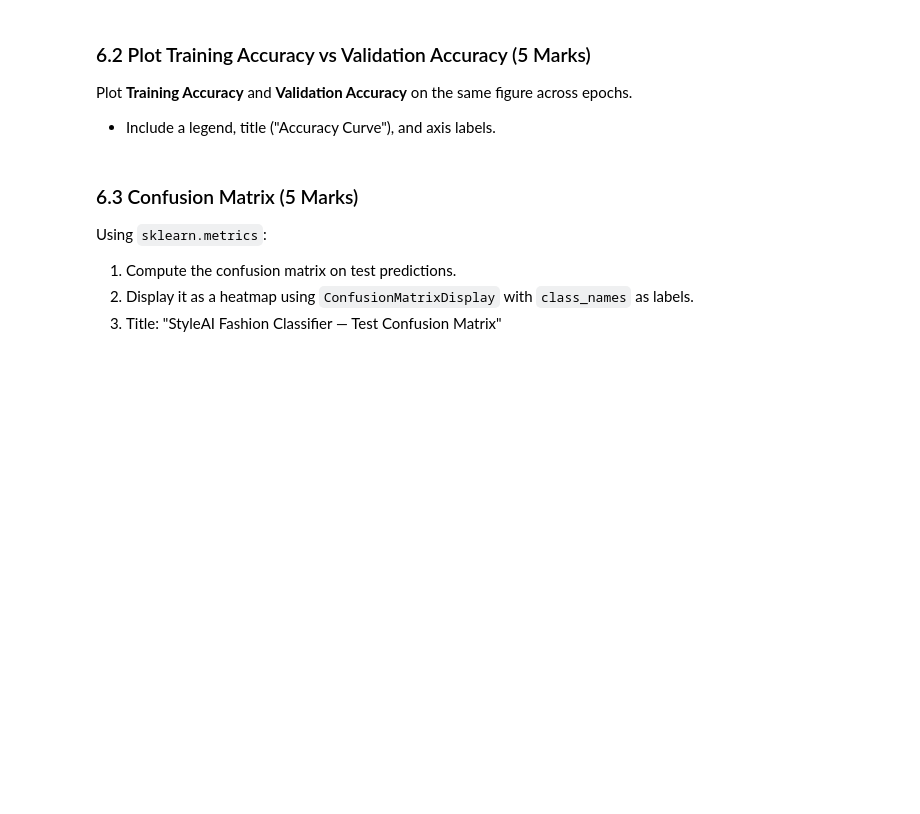
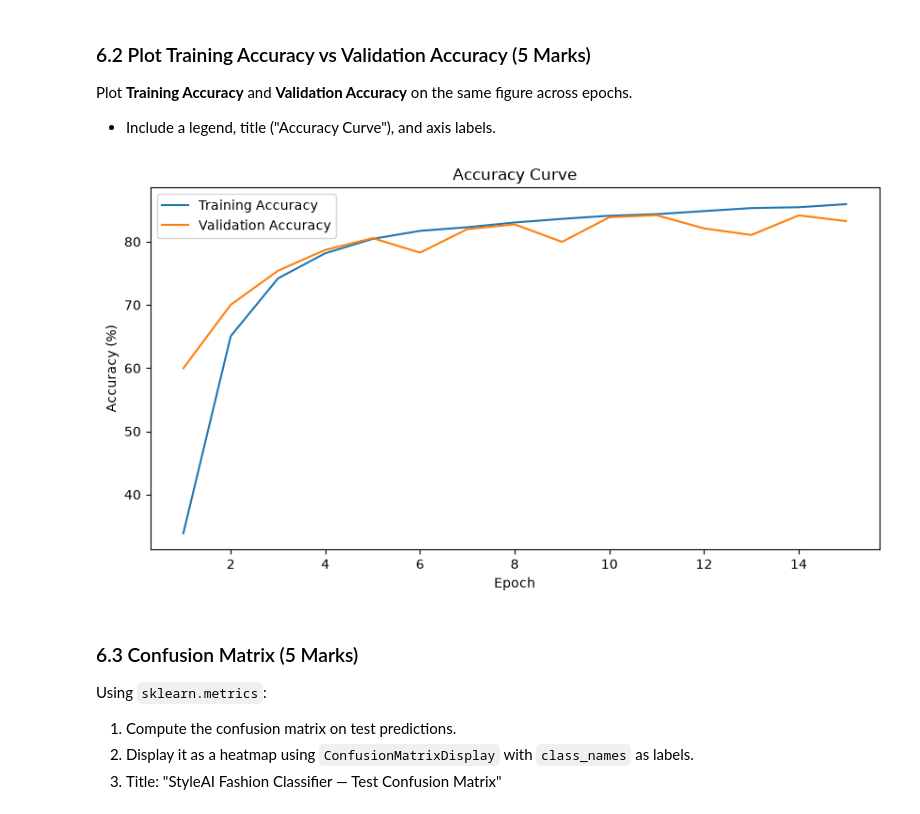
Before and after one commit to m-mhe/dl_practice, a Jupyter notebook: fashion_mnist/Midterm_Exam.ipynb, the cells around one changed output. Drawn from its saved outputs; the diff is of its cells as text; code cells hidden in the pictures; blank space fills up the shorter version.

```diff
--- a/fashion_mnist/Midterm_Exam.ipynb
+++ b/fashion_mnist/Midterm_Exam.ipynb
@@ -452,3 +619,18 @@ Plot **Training Accuracy** and **Validation Accuracy** on the same figure across
+# %%
+# YOUR CODE HERE
+plt.figure(figsize=(10, 5))
+
+plt.plot(range(1, epochs + 1), train_accuracies, label='Training Accuracy')
+plt.plot(range(1, epochs + 1), val_accuracies, label='Validation Accuracy')
+
+plt.xlabel('Epoch')
+plt.ylabel('Accuracy (%)')
+plt.title('Accuracy Curve')
+plt.legend()
+
+plt.show()
+# %% [output]
+[figure, added]
 # %% [markdown]
 ### 6.3 Confusion Matrix (5 Marks)
 
```
Also changed, not shown: parts of 21 cells of this notebook.
